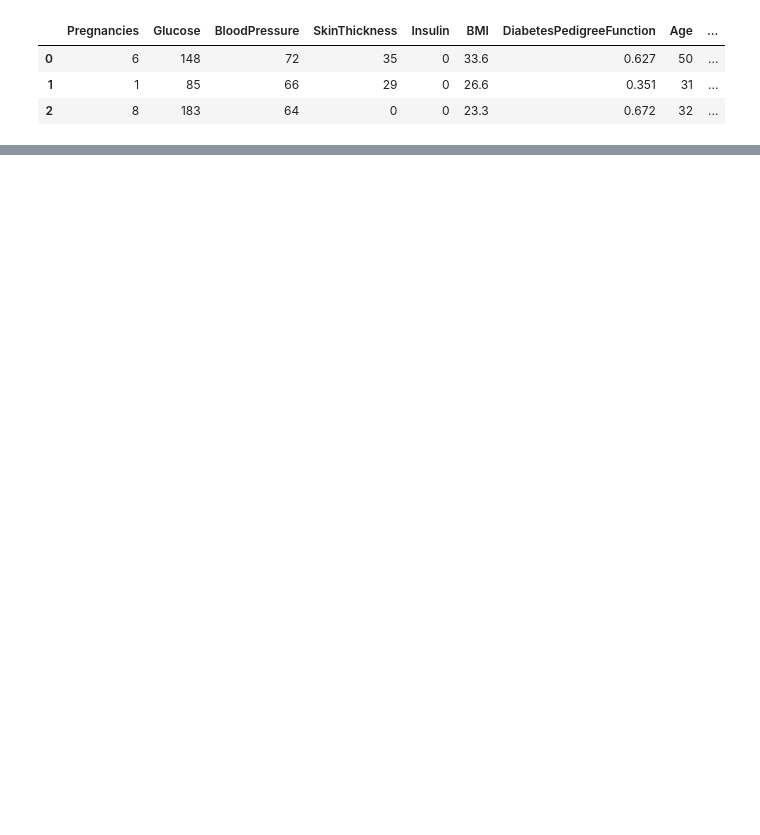
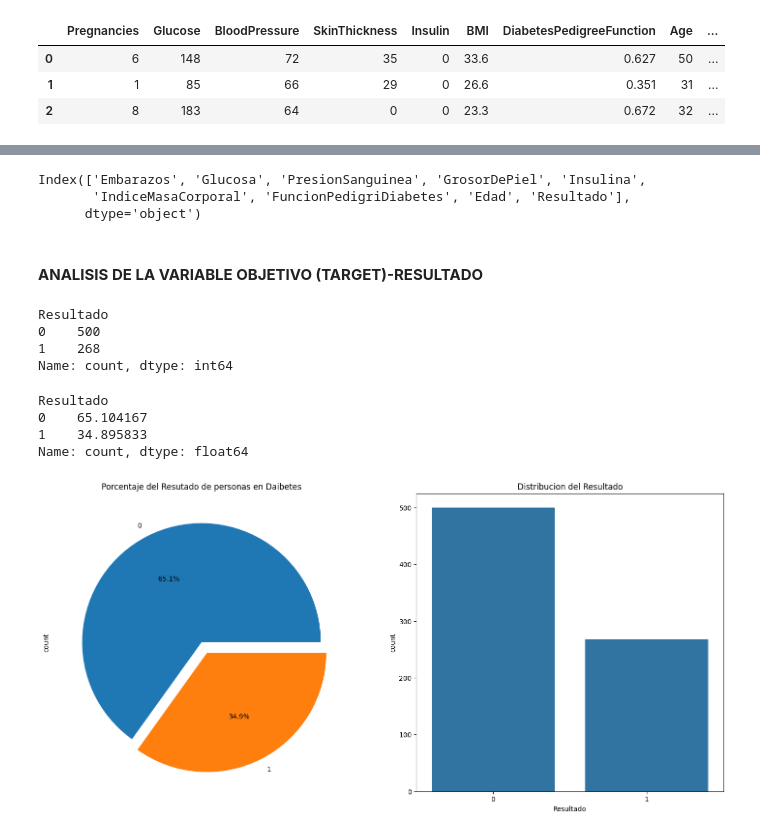
Before and after one commit to alexdaniel-23/Pima-Indians-Diabetes-EDA-ML, a Jupyter notebook: Diabetes.ipynb, the cells around one changed output, grey strips where cells are left out. Cells and saved outputs as stored; diff of their text form; code cells hidden in the pictures; blank space fills up the shorter version.

```diff
--- a/Diabetes.ipynb
+++ b/Diabetes.ipynb
@@ -20,0 +83,41 @@ El Dataset tiene: 9 columnas
+# %%
+df.rename(columns={'Pregnancies':'Embarazos',
+                   'Glucose':'Glucosa',
+                   'BloodPressure':'PresionSanguinea',
+                   'SkinThickness':'GrosorDePiel',
+                   'Insulin':'Insulina',
+                   'BMI':'IndiceMasaCorporal',
+                   'DiabetesPedigreeFunction':'FuncionPedigriDiabetes',
+                   'Age':'Edad',
+                   'Outcome':'Resultado'}, inplace=True)
+# %%
+df.columns
+# %% [output]
+Index(['Embarazos', 'Glucosa', 'PresionSanguinea', 'GrosorDePiel', 'Insulina',
+       'IndiceMasaCorporal', 'FuncionPedigriDiabetes', 'Edad', 'Resultado'],
+      dtype='object')
+# %% [markdown]
+#### **ANALISIS DE LA VARIABLE OBJETIVO (TARGET)-RESULTADO**
+# %%
+df['Resultado'].value_counts()
+# %% [output]
+Resultado
+0    500
+1    268
+Name: count, dtype: int64
+# %%
+df['Resultado'].value_counts()*100/len(df)
+# %% [output]
+Resultado
+0    65.104167
+1    34.895833
+Name: count, dtype: float64
+# %%
+f,ax=plt.subplots(1,2,figsize=(18,8))
+df['Resultado'].value_counts().plot.pie(explode=[0,0.1], autopct="%1.1f%%",ax=ax[0],shadow=False)
+ax[0].set_title("Porcentaje del Resutado de personas en Daibetes")
+sns.countplot(x='Resultado',data=df,ax=ax[1])
+ax[1].set_title("Distribucion del Resultado")
+plt.show()
+# %% [output]
+[figure, added]
```
Also changed, not shown: parts of 15 cells of this notebook.
